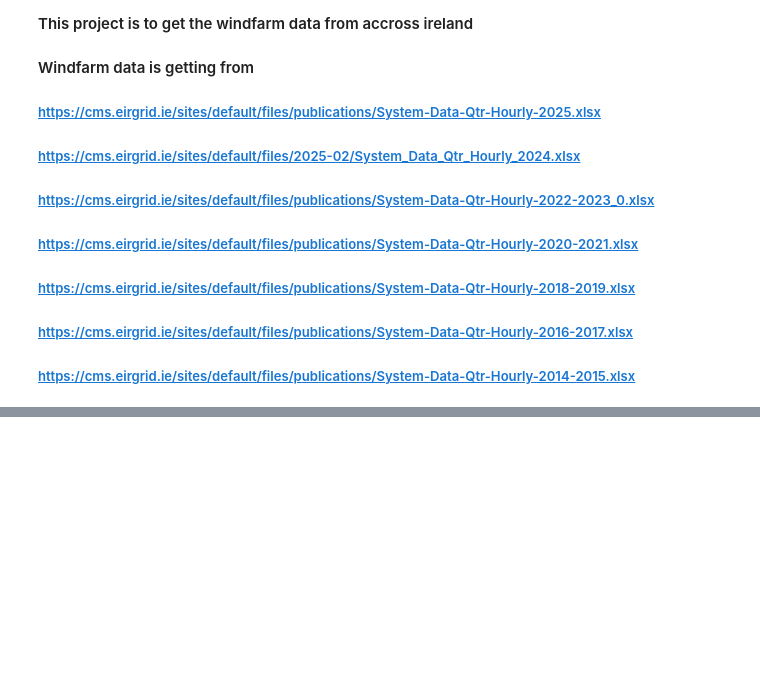
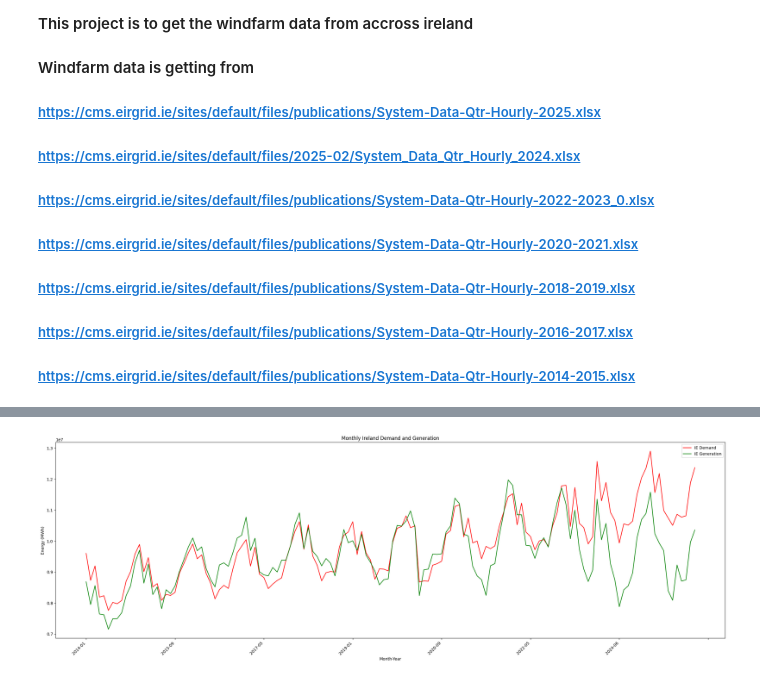
Before and after one commit to akshaypastagiya/PFDA, a Jupyter notebook: Project/data/eirenergy.ipynb, the cells around one changed output, grey strips where cells are left out. Saved outputs shown, nothing was run; the diff lists cells and outputs as text; code cells hidden in the pictures; blank space fills up the shorter version.

```diff
--- a/Project/data/eirenergy.ipynb
+++ b/Project/data/eirenergy.ipynb
@@ -160,0 +286,12 @@ plt.show()
+# %%
+# Create plot on ireland energy generation vs demand
+plt.subplots(figsize=(30, 10))
+monthly_value['IE Demand'].plot(kind='line', color='red')
+monthly_value['IE Generation'].plot(kind='line', color='green')
+plt.title('Monthly Ireland Demand and Generation')
+plt.xlabel('Month-Year')
+plt.ylabel('Energy (MWh)')
+plt.legend()
+plt.gcf().autofmt_xdate(rotation=45)
+# %% [output]
+[figure, added]
```
Also changed, not shown: parts of 20 cells of this notebook, 2 other files.
